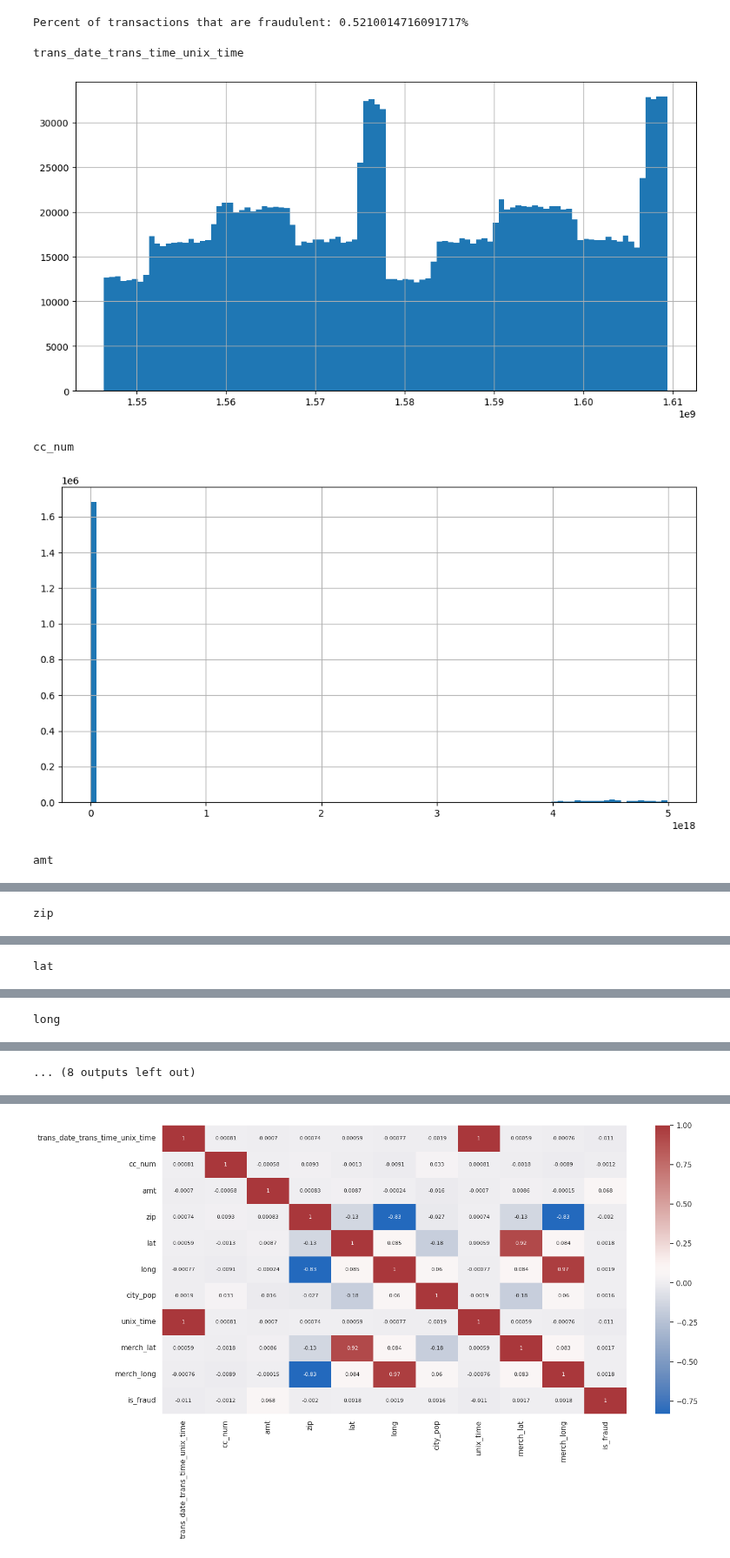
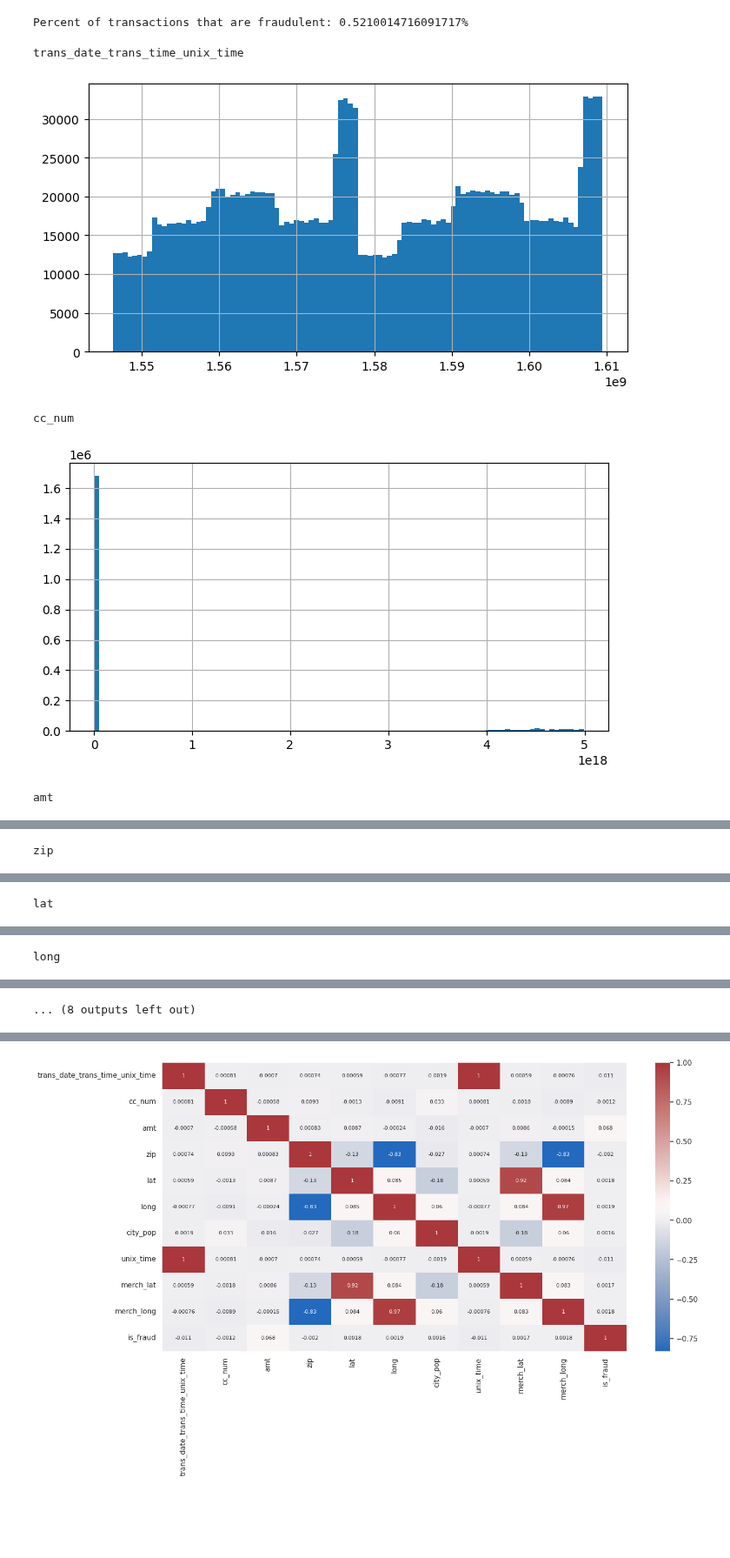
Before and after one commit to smwares/Credit-Card-Fraud-Detection, a Jupyter notebook: src/EDA.ipynb, the cells around one changed output, grey strips where cells are left out. Shown at 87% size. Cells and saved outputs as stored; diff of their text form; code cells hidden in the pictures; blank space fills up the shorter version.

```diff
--- a/src/EDA.ipynb
+++ b/src/EDA.ipynb
@@ -183,16 +197,16 @@ Percent of transactions that are fraudulent: 0.5210014716091717%
 # %%
 # Print out a histogram for each column
 # Set a bin size, can be changed as necessary
 bin_size = 100
 cols_to_print = ['trans_date_trans_time_unix_time', 'cc_num', 'amt', 'zip', 'lat', 'long', 'city_pop', 'unix_time', 'merch_lat', 'merch_long']
 
 for column in cols_to_print:
   print(column)
-  fraud_df[column].hist(bins=bin_size, figsize=(12,6))
+  fraud_df[column].hist(bins=bin_size, figsize=(8,4))
   plt.show()
 # %% [output]
 trans_date_trans_time_unix_time
-[figure, old version]
+[figure, new version]
 cc_num
-[figure, old version]
+[figure, new version]
 amt
```
Also changed, not shown: parts of 5 cells of this notebook.
